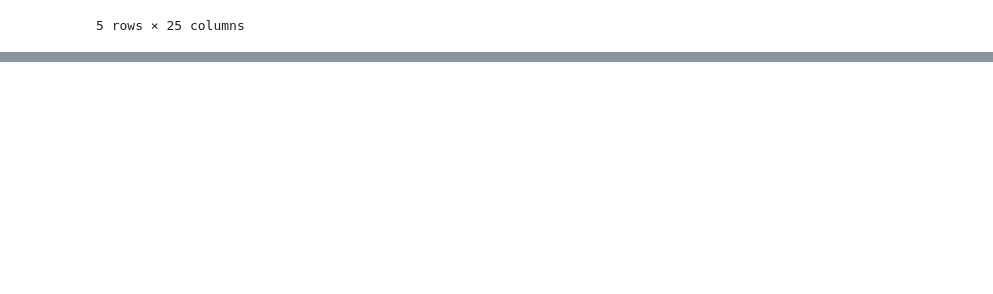
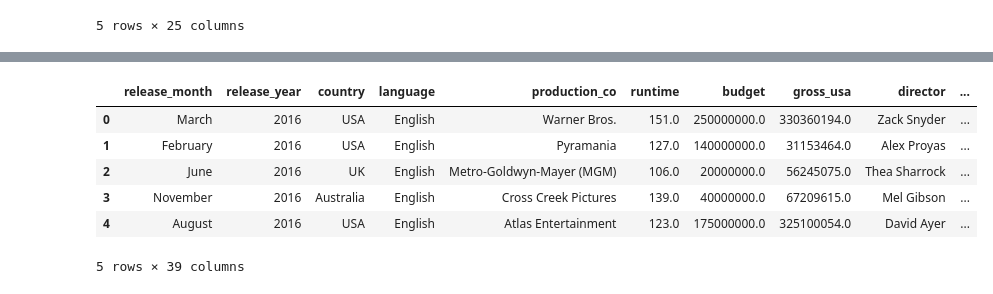
Before and after one commit to nlgriffin/IMDB_Scraper, a Jupyter notebook: khasi_dataprep.ipynb, the cells around one changed output, grey strips where cells are left out. Cells and saved outputs as stored; diff of their text form; code cells hidden in the pictures; blank space fills up the shorter version.

```diff
--- a/khasi_dataprep.ipynb
+++ b/khasi_dataprep.ipynb
@@ -207,19 +207,21 @@ clean_data.head()
 # %%
-# encoding genre as dummie variables
-prepped_data = pd.get_dummies(clean_data, prefix_sep='_', columns = ['genre_0', 'genre_1', 'genre_2', 'genre_3'], drop_first=True)
+def encode_genre(df):
+    # encoding genre as dummie variables
+    output = pd.get_dummies(df, prefix_sep='_', columns = ['genre_0', 'genre_1', 'genre_2', 'genre_3'], drop_first=True)
 
-#retreives all rows with 'genre'
-genre_ls_all = prepped_data.filter(like='genre_').columns.tolist()
+    #retreives all rows with 'genre'
+    genre_ls_all = output.filter(like='genre_').columns.tolist()
 
-# aggregates genre buckets into single bucket
-genre_ls = []
-for item in genre_ls_all:
-    if item[9:] not in genre_ls:
-        genre_ls.append(item[9:])
+    # aggregates genre buckets into single bucket
+    genre_ls = []
+    for item in genre_ls_all:
+        if item[9:] not in genre_ls:
+            genre_ls.append(item[9:])
 
-for col in genre_ls:
-    prepped_data[col] = prepped_data.filter(like = col).sum(axis = 1)
+    for col in genre_ls:
+        output[col] = output.filter(like = col).sum(axis = 1)
 
-prepped_data = prepped_data[prepped_data.columns.drop(list(prepped_data.filter(regex='genre')))]
-prepped_data['Music'].replace(2, 1, inplace=True)
-prepped_data.head()
+    output = output[output.columns.drop(list(output.filter(regex='genre')))]
+    output['Music'].replace(2, 1, inplace=True)
+
+    return output
@@ -233,0 +228,3 @@ prepped_data.head()
+# %%
+df2 = encode_genre(df1)
+df2.head()
@@ -233,0 +239,19 @@ prepped_data.head()
+# %%
+def adjust_years(df):
+    output = df.release.str.split(' ', expand = True)
+    output.columns = ['release_day', 'release_month', 'release_year']
+    result = pd.concat([output.drop(['release_day'], axis = 1), df.drop(['release'], axis = 1)], axis = 1)
+    result['release_year'] = result.release_year.astype('int')
+
+    return result
+# %%
+df3 = adjust_years(df2)
+df3.head()
+# %% [output]
+|  | release_month | release_year | country | language | production_co | runtime | budget | gross_usa | director | ... |
+| 0 | March | 2016 | USA | English | Warner Bros. | 151.0 | 250000000.0 | 330360194.0 | Zack Snyder | ... |
+| 1 | February | 2016 | USA | English | Pyramania | 127.0 | 140000000.0 | 31153464.0 | Alex Proyas | ... |
+| 2 | June | 2016 | UK | English | Metro-Goldwyn-Mayer (MGM) | 106.0 | 20000000.0 | 56245075.0 | Thea Sharrock | ... |
+| 3 | November | 2016 | Australia | English | Cross Creek Pictures | 139.0 | 40000000.0 | 67209615.0 | Mel Gibson | ... |
+| 4 | August | 2016 | USA | English | Atlas Entertainment | 123.0 | 175000000.0 | 325100054.0 | David Ayer | ... |
+5 rows × 39 columns
```
Also changed, not shown: parts of 7 cells of this notebook.
